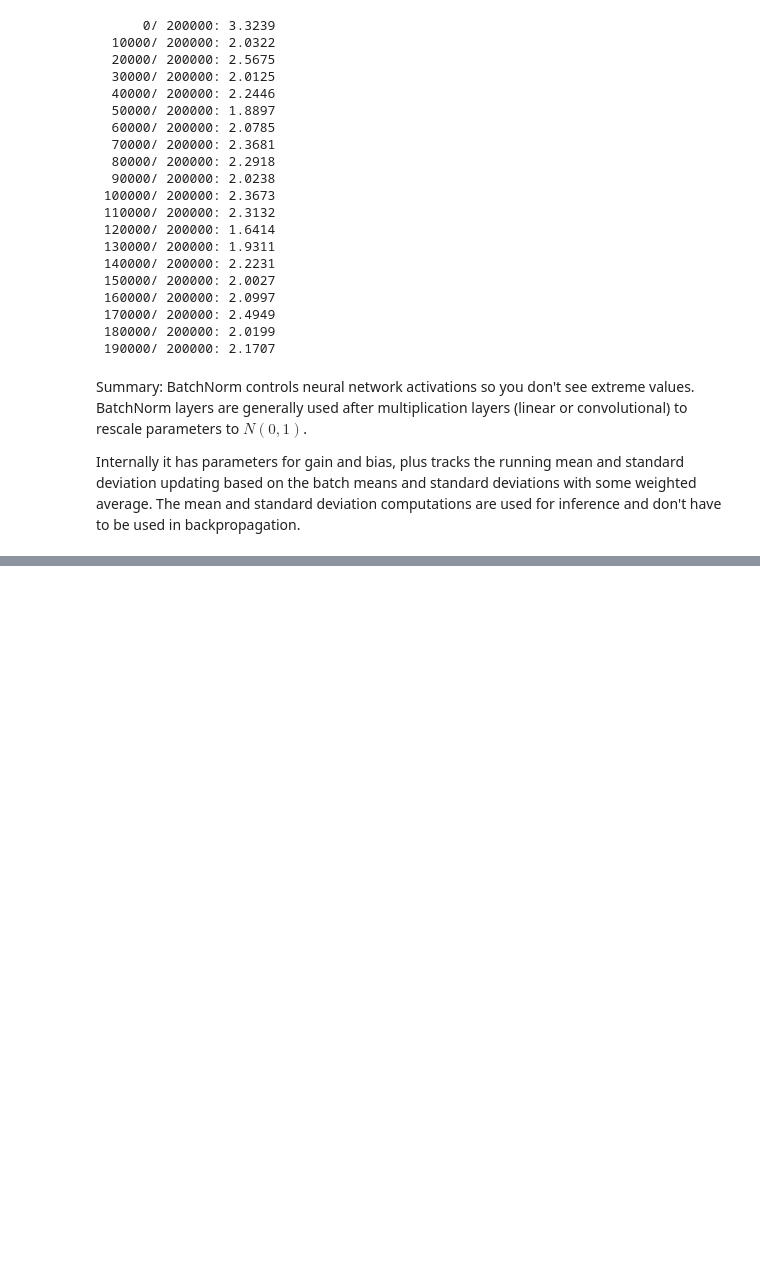
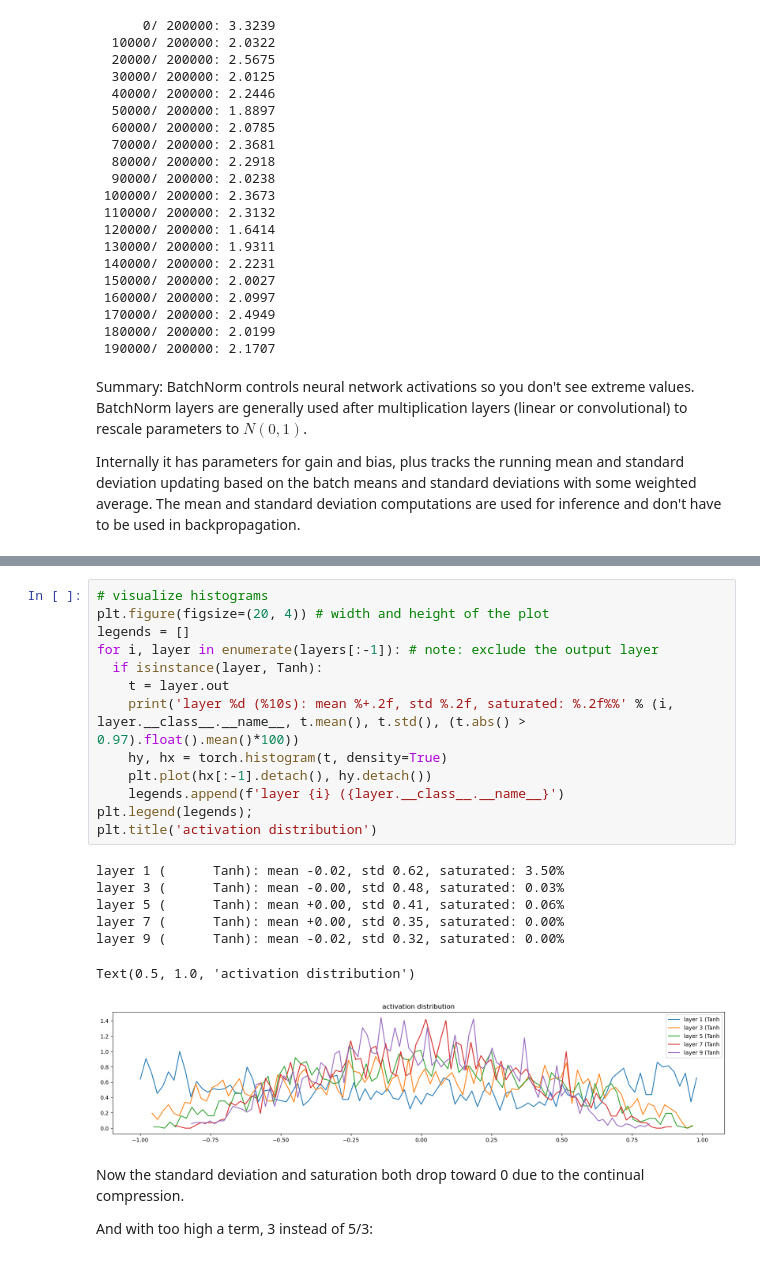
Before and after one commit to phively/nn-zero-to-hero, a Jupyter notebook: 04 Building makemore 3 - BatchNorm.ipynb, the cells around one changed output, grey strips where cells are left out. Drawn from its saved outputs; the diff is of its cells as text; blank space fills up the shorter version.

```diff
--- a/04 Building makemore 3 - BatchNorm.ipynb
+++ b/04 Building makemore 3 - BatchNorm.ipynb
@@ -1095,0 +1370,25 @@ Internally it has parameters for gain and bias, plus tracks the running mean and
+# %%
+# visualize histograms
+plt.figure(figsize=(20, 4)) # width and height of the plot
+legends = []
+for i, layer in enumerate(layers[:-1]): # note: exclude the output layer
+  if isinstance(layer, Tanh):
+    t = layer.out
+    print('layer %d (%10s): mean %+.2f, std %.2f, saturated: %.2f%%' % (i, layer.__class__.__name__, t.mean(), t.std(), (t.abs() > 0.97).float().mean()*100))
+    hy, hx = torch.histogram(t, density=True)
+    plt.plot(hx[:-1].detach(), hy.detach())
+    legends.append(f'layer {i} ({layer.__class__.__name__}')
+plt.legend(legends);
+plt.title('activation distribution')
+# %% [output]
+layer 1 (      Tanh): mean -0.02, std 0.62, saturated: 3.50%
+layer 3 (      Tanh): mean -0.00, std 0.48, saturated: 0.03%
+layer 5 (      Tanh): mean +0.00, std 0.41, saturated: 0.06%
+layer 7 (      Tanh): mean +0.00, std 0.35, saturated: 0.00%
+layer 9 (      Tanh): mean -0.02, std 0.32, saturated: 0.00%
+Text(0.5, 1.0, 'activation distribution')
+[figure, added]
+# %% [markdown]
+Now the standard deviation and saturation both drop toward 0 due to the continual compression.
+
+And with too high a term, 3 instead of 5/3:
```
Also changed, not shown: parts of 56 cells of this notebook.
